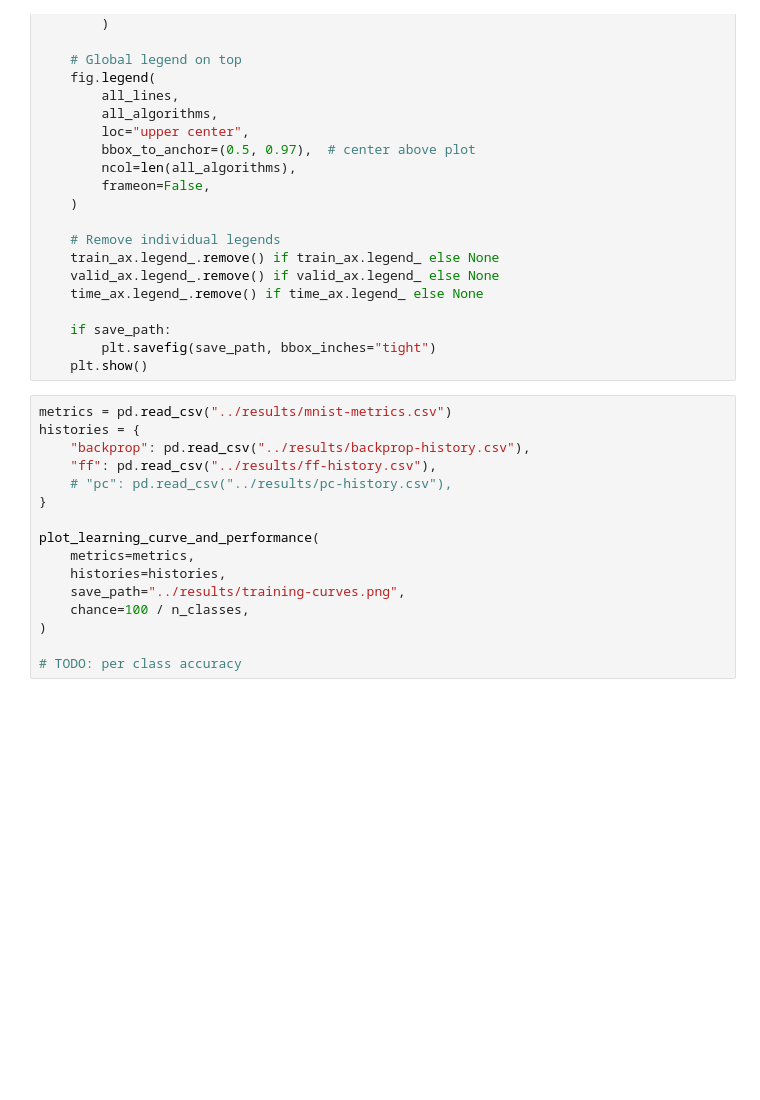
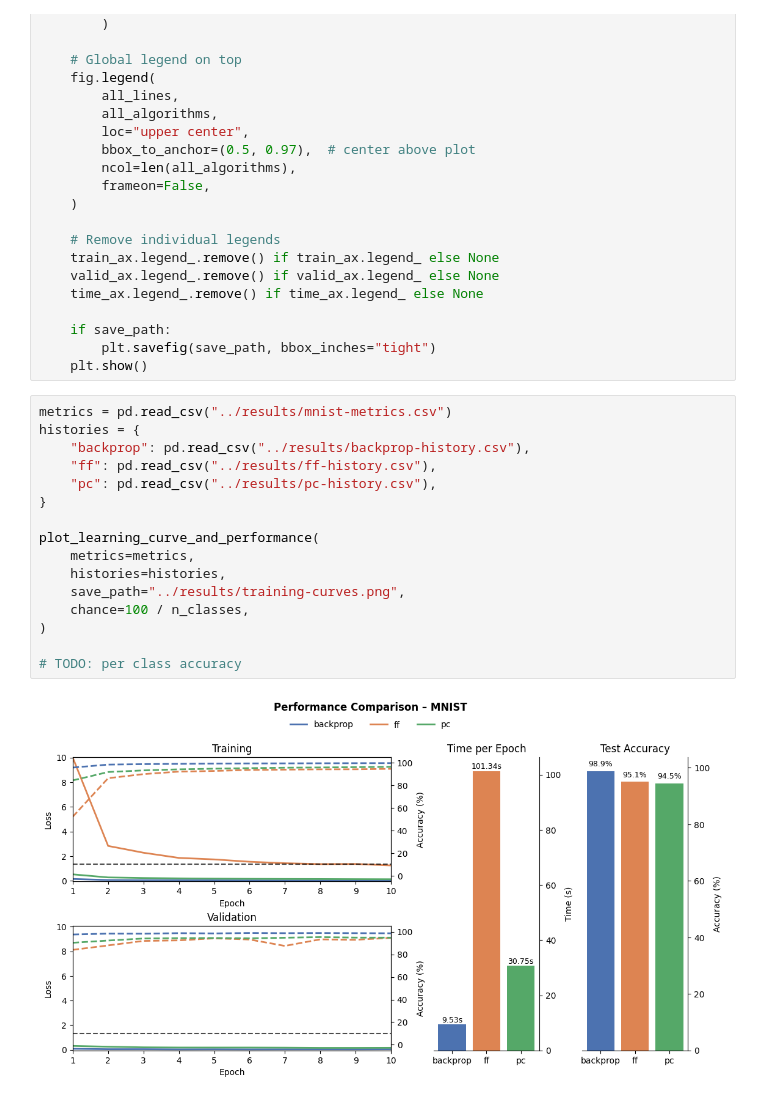
Before and after one commit to jesuinovieira/backpropaganda, a Jupyter notebook: notebooks/mnist.ipynb, the cells around one changed output. Cells and saved outputs as stored; diff of their text form; blank space fills up the shorter version.

```diff
--- a/notebooks/mnist.ipynb
+++ b/notebooks/mnist.ipynb
@@ -367,16 +424,18 @@ def plot_learning_curve_and_performance(
 # %%
 metrics = pd.read_csv("../results/mnist-metrics.csv")
 histories = {
     "backprop": pd.read_csv("../results/backprop-history.csv"),
     "ff": pd.read_csv("../results/ff-history.csv"),
-    # "pc": pd.read_csv("../results/pc-history.csv"),
+    "pc": pd.read_csv("../results/pc-history.csv"),
 }
 
 plot_learning_curve_and_performance(
     metrics=metrics,
     histories=histories,
     save_path="../results/training-curves.png",
     chance=100 / n_classes,
 )
 
 # TODO: per class accuracy
+# %% [output]
+[figure, added]
```
Also changed, not shown: parts of 4 cells of this notebook, 3 other files.
